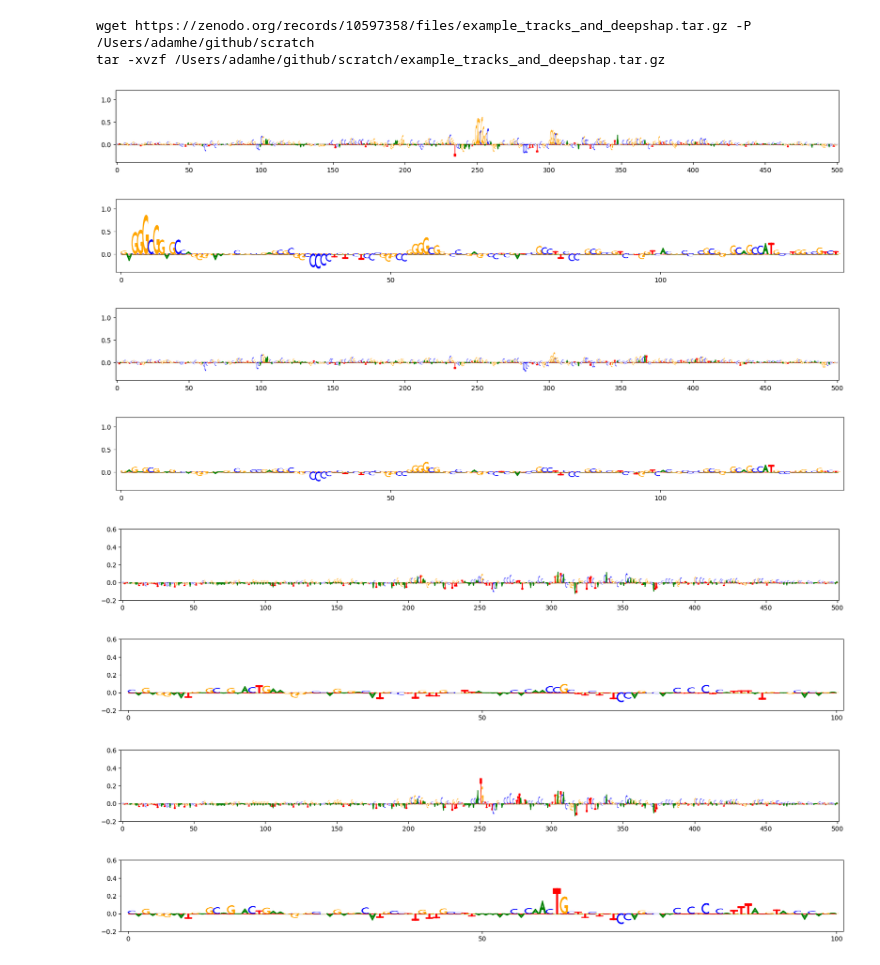
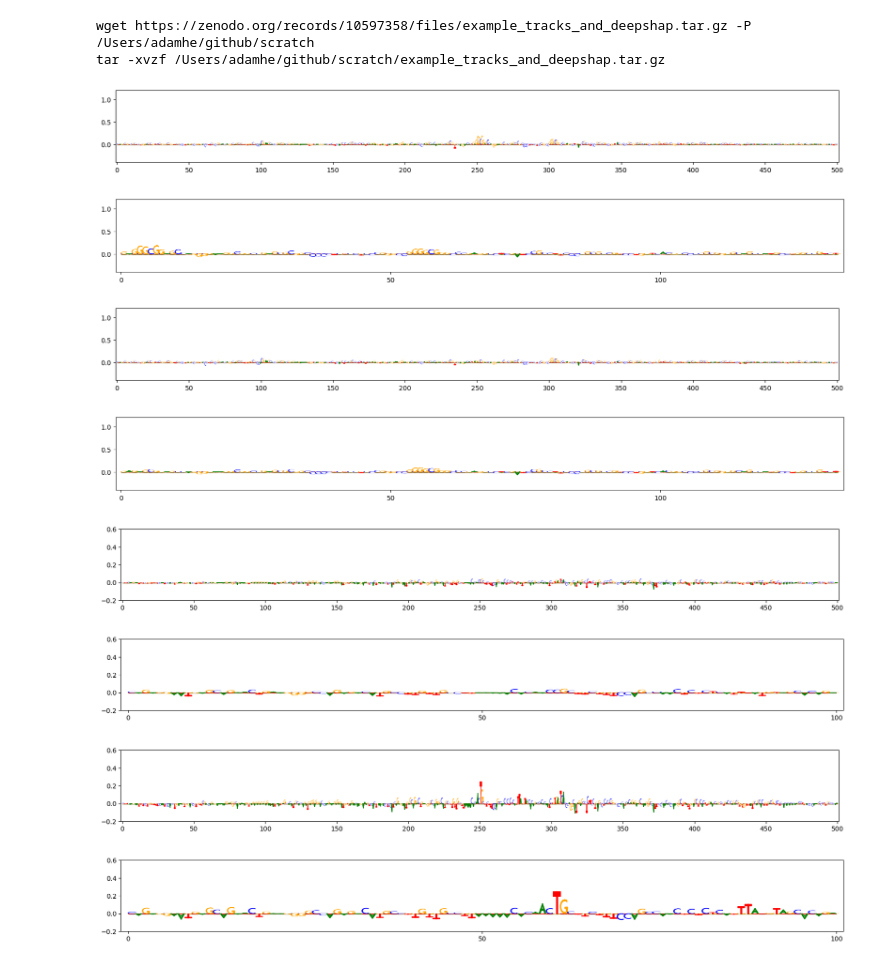
Before and after one commit to Danko-Lab/clipnet_ablation, a Jupyter notebook: example_predictions/ensemble_qtl_shap_quantity_plots.ipynb, the cells around one changed output. Saved outputs shown, nothing was run; the diff lists cells and outputs as text; code cells hidden in the pictures.

```diff
--- a/example_predictions/ensemble_qtl_shap_quantity_plots.ipynb
+++ b/example_predictions/ensemble_qtl_shap_quantity_plots.ipynb
@@ -30,43 +30,51 @@ tar -xvzf /Users/adamhe/github/scratch/example_tracks_and_deepshap.tar.gz
 # SHAP scores
 shap = np.load("./subsample_qtl_examples_quantity.npz")
 #mean_shap = np.array([shap[fold] for fold in shap.files]).mean(axis=0)
+# %%
+mean_shap = {
+    5: np.array([shap[fold] for fold in shap.files if "n5" in fold]).mean(axis=0),
+    10: np.array([shap[fold] for fold in shap.files if "n10" in fold]).mean(axis=0),
+    15: np.array([shap[fold] for fold in shap.files if "n15" in fold]).mean(axis=0),
+    20: np.array([shap[fold] for fold in shap.files if "n20" in fold]).mean(axis=0),
+    30: np.array([shap[fold] for fold in shap.files if "n30" in fold]).mean(axis=0),
+}
 # %%
-plot_weights(shap["n15_run0"][0, :, 250:750], neg_height=-0.4, pos_height=1.2, subticks_frequency=50)
+plot_weights(mean_shap[5][0, :, 250:750], neg_height=-0.4, pos_height=1.2, subticks_frequency=50)
 #plt.savefig("img/ensemble_deepshap_quantity_rs185220G.pdf")
 # %% [output]
-[figure, old version]
+[figure, new version]
 # %%
-plot_weights(mean_shap[0, :, 497:630], neg_height=-0.4, pos_height=1.2, subticks_frequency=50)
-plt.savefig("img/ensemble_deepshap_quantity_rs185220G_inset.pdf")
+plot_weights(mean_shap[5][0, :, 497:630], neg_height=-0.4, pos_height=1.2, subticks_frequency=50)
+#plt.savefig("img/ensemble_deepshap_quantity_rs185220G_inset.pdf")
 # %% [output]
-[figure, old version]
+[figure, new version]
 # %%
-plot_weights(mean_shap[1, :, 250:750], neg_height=-0.4, pos_height=1.2, subticks_frequency=50)
-plt.savefig("img/ensemble_deepshap_quantity_rs185220A.pdf")
+plot_weights(mean_shap[5][1, :, 250:750], neg_height=-0.4, pos_height=1.2, subticks_frequency=50)
+#plt.savefig("img/ensemble_deepshap_quantity_rs185220A.pdf")
 # %% [output]
-[figure, old version]
+[figure, new version]
 # %%
-plot_weights(mean_shap[1, :, 497:630], neg_height=-0.4, pos_height=1.2, subticks_frequency=50)
-plt.savefig("img/ensemble_deepshap_quantity_rs185220A_inset.pdf")
+plot_weights(mean_shap[5][1, :, 497:630], neg_height=-0.4, pos_height=1.2, subticks_frequency=50)
+#plt.savefig("img/ensemble_deepshap_quantity_rs185220A_inset.pdf")
 # %% [output]
-[figure, old version]
+[figure, new version]
 # %%
-plot_weights(mean_shap[2, :, 250:750], neg_height=-0.2, pos_height=0.6, subticks_frequency=50)
-plt.savefig("img/ensemble_deepshap_quantity_rs8050061C.pdf")
+plot_weights(mean_shap[5][2, :, 250:750], neg_height=-0.2, pos_height=0.6, subticks_frequency=50)
+#plt.savefig("img/ensemble_deepshap_quantity_rs8050061C.pdf")
 # %% [output]
-[figure, old version]
+[figure, new version]
 # %%
-plot_weights(mean_shap[2, :, 440:540], neg_height=-0.2, pos_height=0.6, subticks_frequency=50)
-plt.savefig("img/ensemble_deepshap_quantity_rs8050061C_inset.pdf")
+plot_weights(mean_shap[5][2, :, 440:540], neg_height=-0.2, pos_height=0.6, subticks_frequency=50)
+#plt.savefig("img/ensemble_deepshap_quantity_rs8050061C_inset.pdf")
 # %% [output]
-[figure, old version]
+[figure, new version]
 # %%
-plot_weights(mean_shap[3, :, 250:750], neg_height=-0.2, pos_height=0.6, subticks_frequency=50)
-plt.savefig("img/ensemble_deepshap_quantity_rs8050061T.pdf")
+plot_weights(mean_shap[15][3, :, 250:750], neg_height=-0.2, pos_height=0.6, subticks_frequency=50)
+#plt.savefig("img/ensemble_deepshap_quantity_rs8050061T.pdf")
 # %% [output]
-[figure, old version]
+[figure, new version]
 # %%
-plot_weights(mean_shap[3, :, 440:540], neg_height=-0.2, pos_height=0.6, subticks_frequency=50)
-plt.savefig("img/ensemble_deepshap_quantity_rs8050061T_inset.pdf")
+plot_weights(mean_shap[15][3, :, 440:540], neg_height=-0.2, pos_height=0.6, subticks_frequency=50)
+#plt.savefig("img/ensemble_deepshap_quantity_rs8050061T_inset.pdf")
 # %% [output]
-[figure, old version]
+[figure, new version]
```
